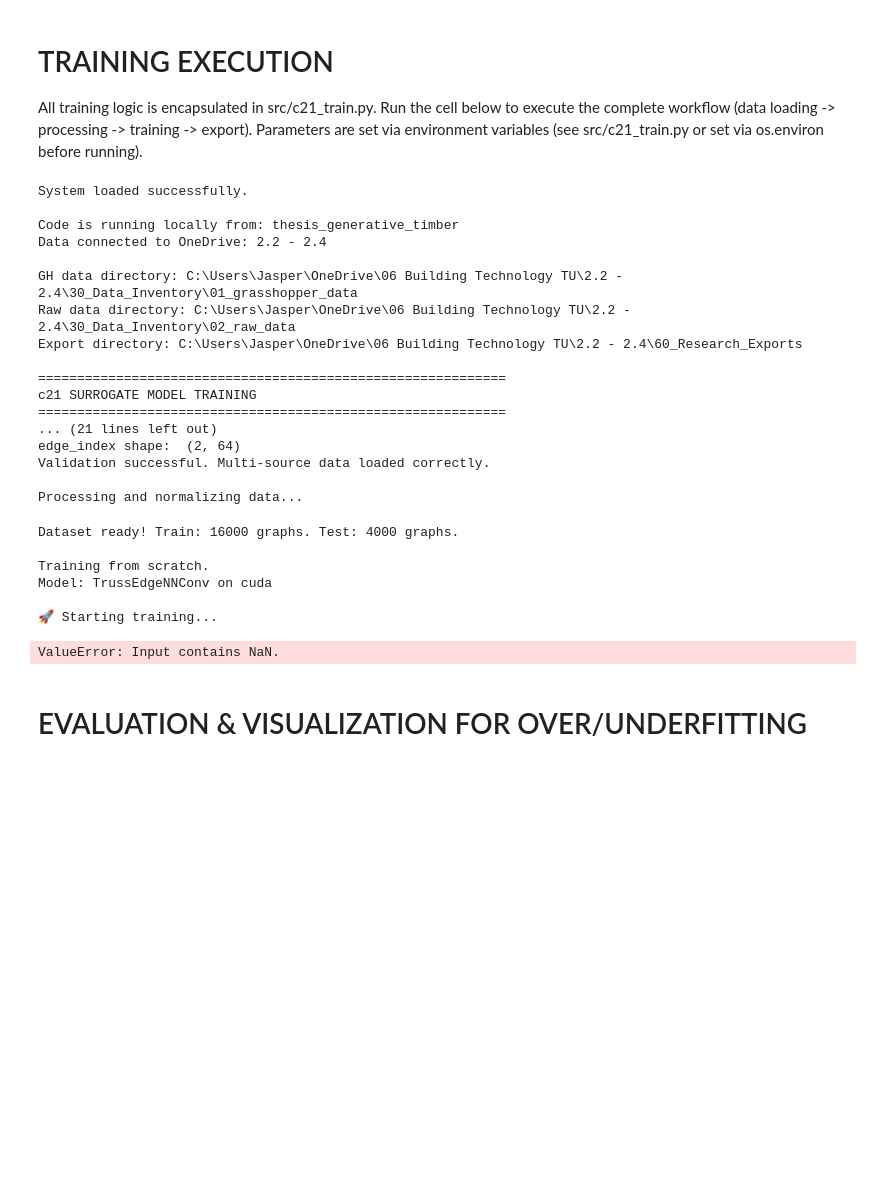
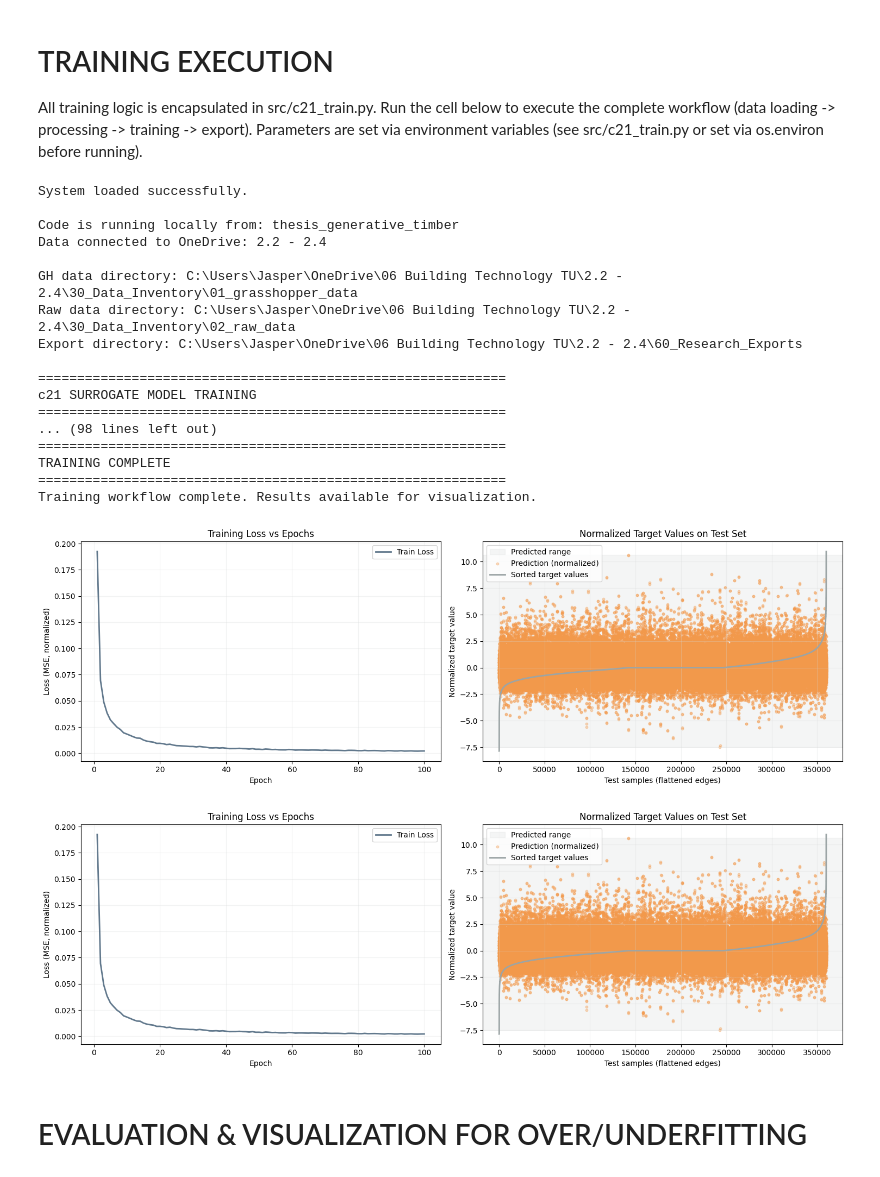
Before and after one commit to Jasp3r16/thesis_generative_timber, a Jupyter notebook: c21_surrogate_model_training.ipynb, the cells around one changed output. Saved outputs shown, nothing was run; the diff lists cells and outputs as text; code cells hidden in the pictures; blank space fills up the shorter version.

Commit message:
goede training voor GNN

```diff
--- a/c21_surrogate_model_training.ipynb
+++ b/c21_surrogate_model_training.ipynb
@@ -33,11 +33,18 @@ All training logic is encapsulated in src/c21_train.py. Run the cell below to ex
 RUN TRAINING WORKFLOW - Single cell execution
 This notebook now uses src/c21_train.py for core logic.
 """
+import os
 import importlib
 import src.c21_train as c21_train
 
 # Always reload so notebook uses latest code edits.
 importlib.reload(c21_train)
+
+# Enable early stopping by default for better generalization.
+os.environ.setdefault("C21_USE_EARLY_STOPPING", "true")
+os.environ.setdefault("C21_EARLY_STOPPING_PATIENCE", "4")  # or 3, 5, etc.
+os.environ.setdefault("C21_EARLY_STOPPING_METRIC", "r2")
+os.environ["C21_EVAL_EVERY"] = "2"   # or 5, 10, etc.
 
 # Execute training
 results = c21_train.main()
@@ -68,15 +75,8 @@ Export directory: C:\Users\Jasper\OneDrive\06 Building Technology TU\2.2 - 2.4\6
 ============================================================
 c21 SURROGATE MODEL TRAINING
 ============================================================
-... (21 lines left out)
-edge_index shape:  (2, 64)
-Validation successful. Multi-source data loaded correctly.
-
-Processing and normalizing data...
+... (98 lines left out)
+============================================================
+TRAINING COMPLETE
+============================================================
+Training workflow complete. Results available for visualization.
-Dataset ready! Train: 16000 graphs. Test: 4000 graphs.
-
-Training from scratch.
-Model: TrussEdgeNNConv on cuda
-
-🚀 Starting training...
-ValueError: Input contains NaN.
@@ -253,37 +83,64 @@ print(
 # %%
 # Plot: Loss curve + normalized target distribution on test set
+import os
+import importlib
 import numpy as np
 import torch
+import src.c21_train as c21_train
 from c21_model_evaluation import build_training_visuals_figure
+
+# Recover variables from prior training output when available.
+if "model" not in globals() or "test_loader" not in globals() or "device" not in globals():
+    if "results" in globals() and isinstance(results, dict):
+        model = results["model"]
+        device = results["device"]
+        epoch_history = results["epoch_history"]
+        train_loss_history = results["train_loss_history"]
+        test_loader = results["test_loader"]
+    else:
+        print("Model not found in memory. Running training workflow now...")
+        importlib.reload(c21_train)
+        os.environ.setdefault("C21_USE_EARLY_STOPPING", "true")
+        os.environ.setdefault("C21_EARLY_STOPPING_PATIENCE", "8")
+        os.environ.setdefault("C21_EARLY_STOPPING_METRIC", "r2")
+        results = c21_train.main()
+        model = results["model"]
+        device = results["device"]
+        epoch_history = results["epoch_history"]
+        train_loss_history = results["train_loss_history"]
+        test_loader = results["test_loader"]
 
 model.eval()
 all_test_targets_scaled = []
 all_test_preds_scaled = []
 
 with torch.no_grad():
     for batch in test_loader:
         batch = batch.to(device, non_blocking=True)
         out = model(
             batch.x,
             batch.edge_index,
             edge_attr=batch.edge_attr,
             batch=batch.batch,
             u=batch.u,
         )
         all_test_targets_scaled.append(batch.y_edge.detach().cpu().numpy())
         all_test_preds_scaled.append(out.detach().cpu().numpy())
 
 test_targets_scaled = np.concatenate(all_test_targets_scaled, axis=0) if len(all_test_targets_scaled) > 0 else np.array([])
 test_preds_scaled = np.concatenate(all_test_preds_scaled, axis=0) if len(all_test_preds_scaled) > 0 else np.array([])
 
 training_visuals_fig = build_training_visuals_figure(
     epoch_history,
     train_loss_history,
     test_targets_scaled,
     test_preds_scaled,
- )
+)
 
 training_visuals_fig
+# %% [output]
+[figure, added]
+[figure, added]
 # %% [markdown]
 # EVALUATION & VISUALIZATION FOR OVER/UNDERFITTING
 # %%
```
Also changed, not shown: parts of 7 cells of this notebook, 5 other files.
